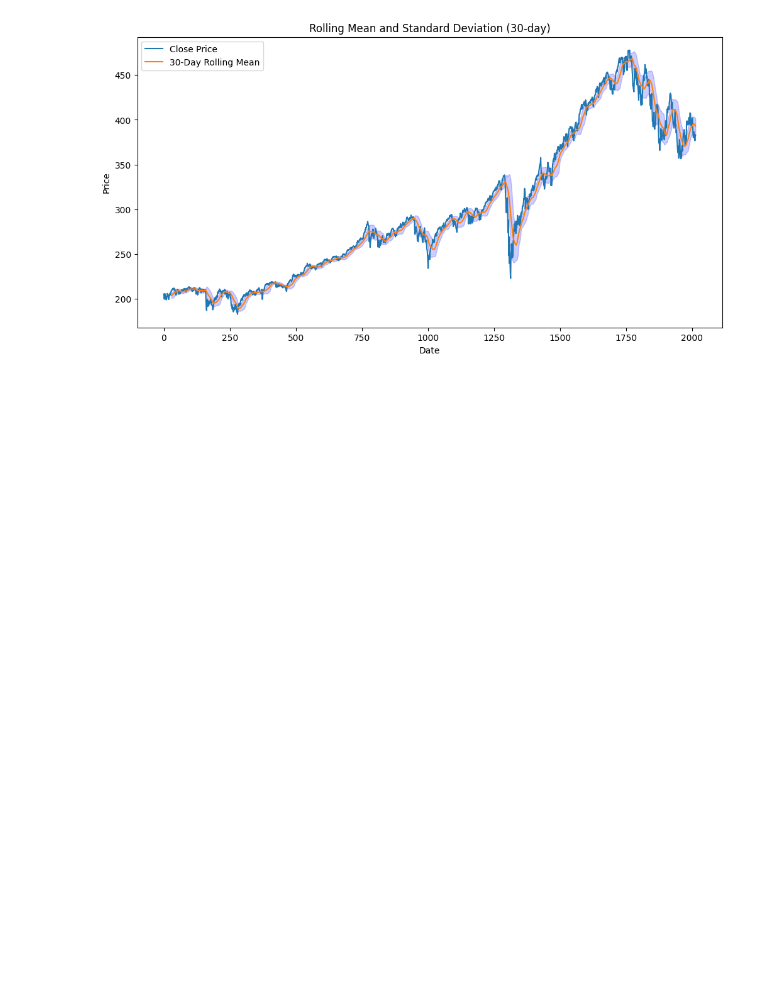
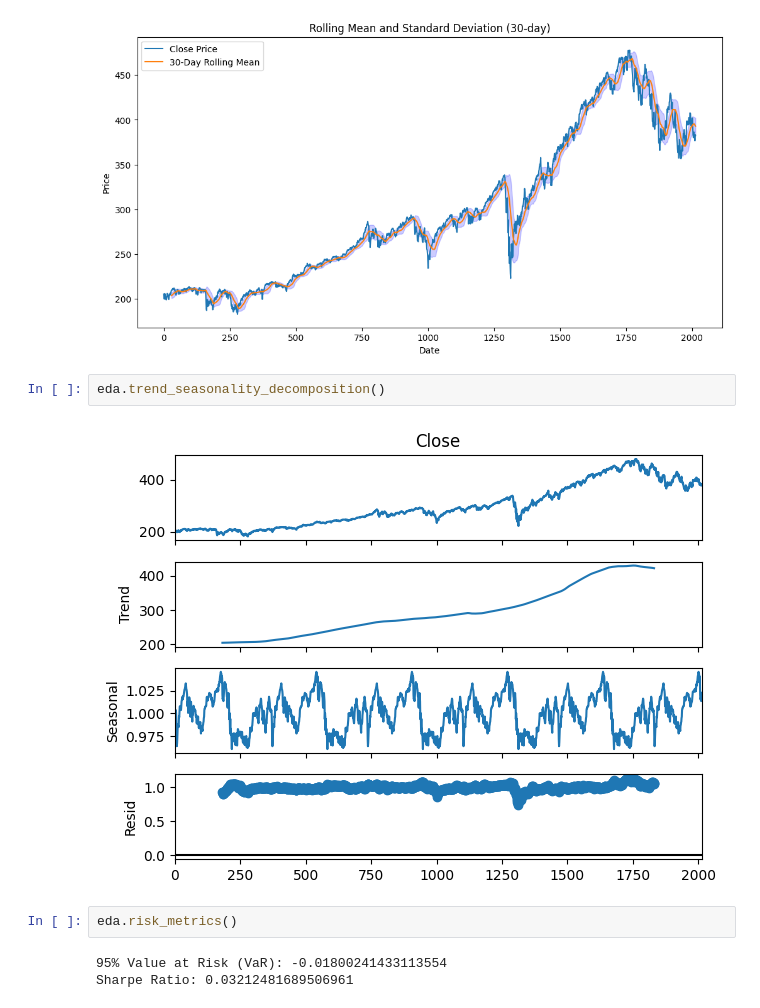
Before and after one commit to Endekalu777/Forecasting-Portfolio-Strategies, a Jupyter notebook: notebooks/SPY_financial_eda.ipynb, the cells around one changed output. Cells and saved outputs as stored; diff of their text form; blank space fills up the shorter version.

```diff
--- a/notebooks/SPY_financial_eda.ipynb
+++ b/notebooks/SPY_financial_eda.ipynb
@@ -18,3 +18,12 @@ eda.daily_percentage_change()
 eda.rolling_stats()
 # %% [output]
 [figure]
+# %%
+eda.trend_seasonality_decomposition()
+# %% [output]
+[figure, added]
+# %%
+eda.risk_metrics()
+# %% [output]
+95% Value at Risk (VaR): -0.01800241433113554
+Sharpe Ratio: 0.03212481689506961
```
Also changed, not shown: 3 other files.
